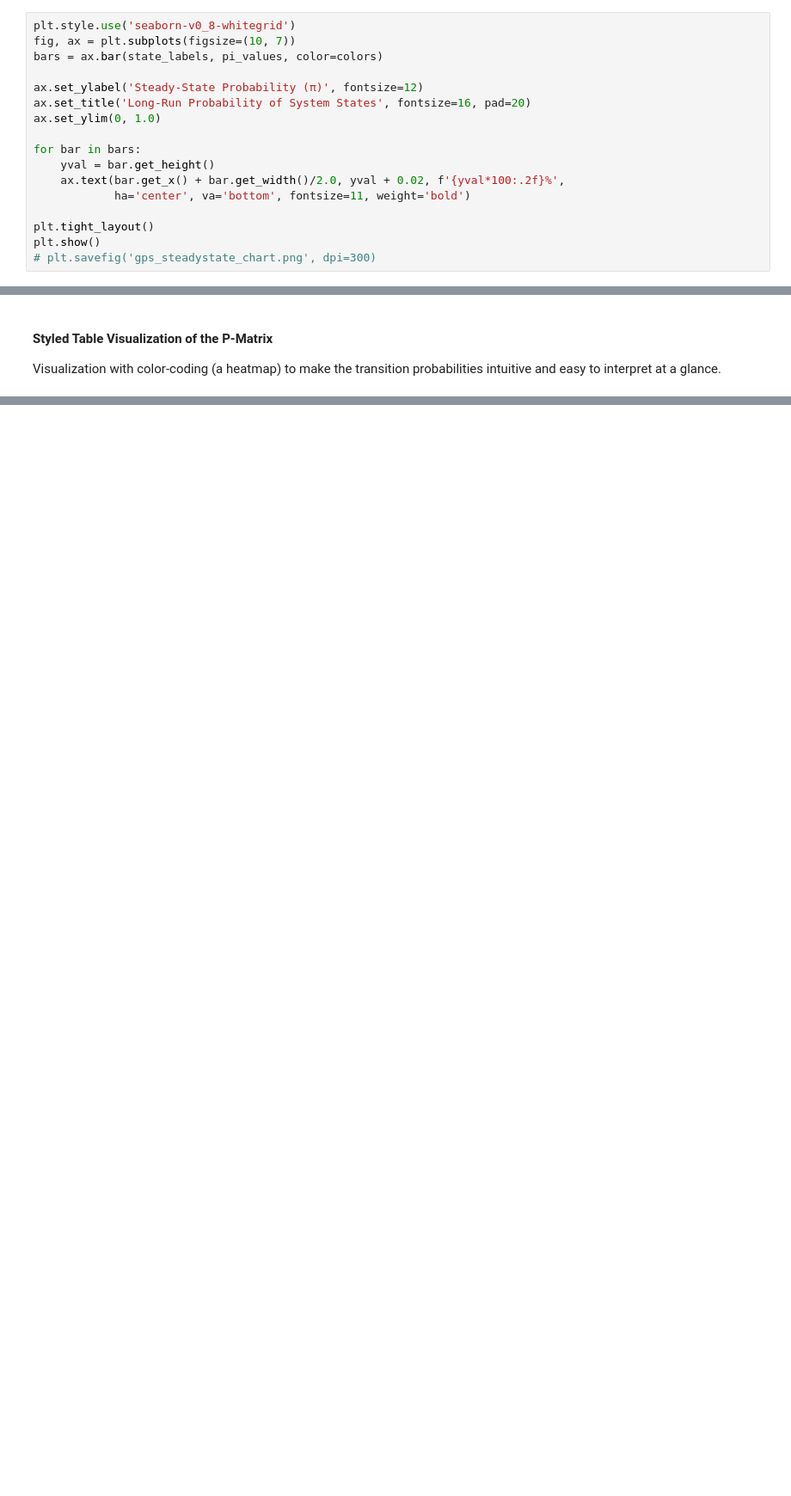
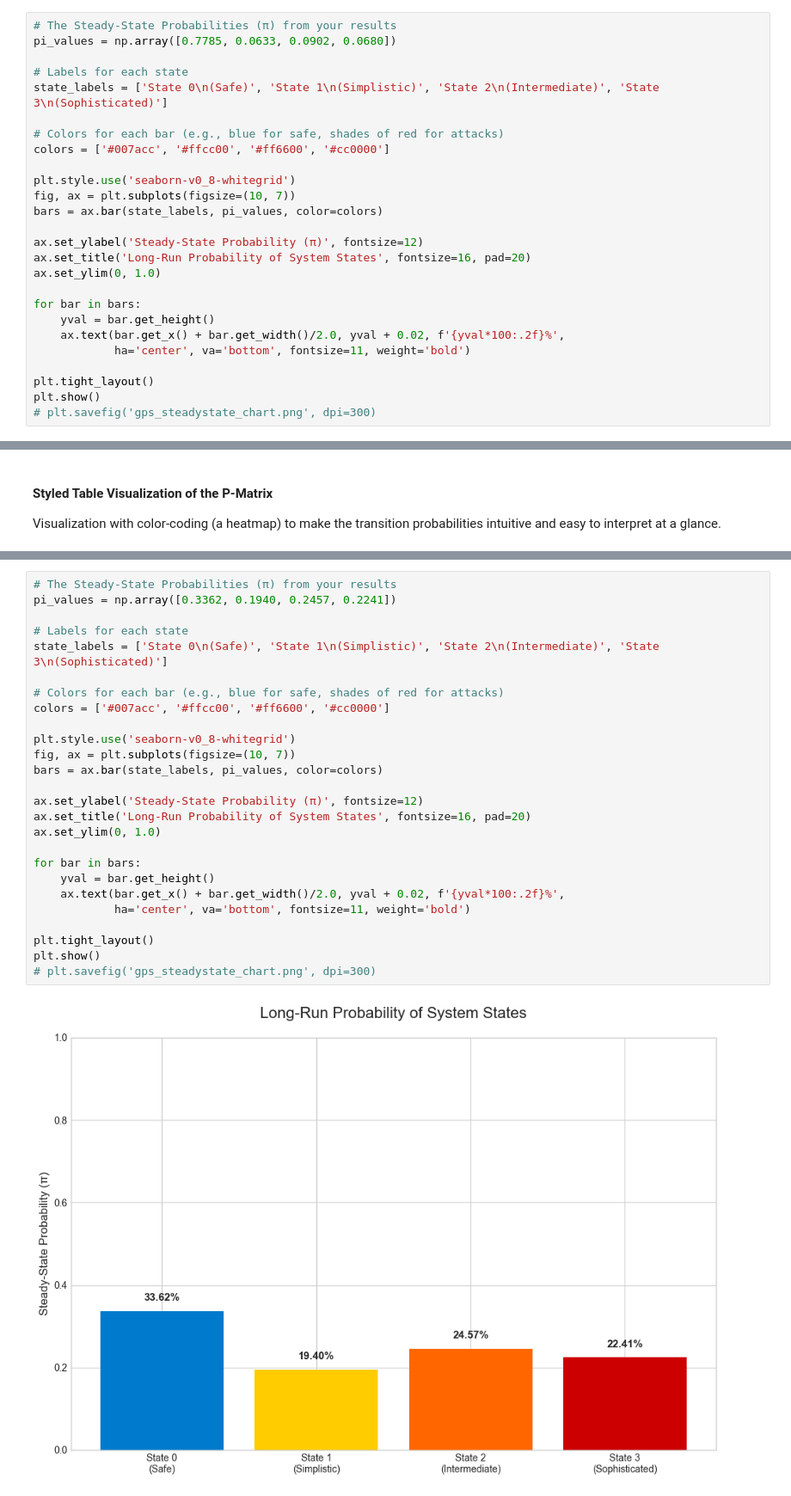
Before and after one commit to laiszig/uav-gps-spoofing-markov, a Jupyter notebook: gps-spoofing-analysis.ipynb, the cells around one changed output, grey strips where cells are left out. Shown at 86% size. Drawn from its saved outputs; the diff is of its cells as text; blank space fills up the shorter version.

```diff
--- a/gps-spoofing-analysis.ipynb
+++ b/gps-spoofing-analysis.ipynb
@@ -271,6 +271,15 @@ plt.show()
 #### Bar Chart Visualization of Steady-State Probabilities
 Compare long-run probability of the system being in each of its operational states.
 # %%
+# The Steady-State Probabilities (π) from your results
+pi_values = np.array([0.7785, 0.0633, 0.0902, 0.0680])
+
+# Labels for each state
+state_labels = ['State 0\n(Safe)', 'State 1\n(Simplistic)', 'State 2\n(Intermediate)', 'State 3\n(Sophisticated)']
+
+# Colors for each bar (e.g., blue for safe, shades of red for attacks)
+colors = ['#007acc', '#ffcc00', '#ff6600', '#cc0000']
+
 plt.style.use('seaborn-v0_8-whitegrid')
 fig, ax = plt.subplots(figsize=(10, 7))
 bars = ax.bar(state_labels, pi_values, color=colors)
@@ -328,0 +451,28 @@ plt.show()
+# %%
+# The Steady-State Probabilities (π) from your results
+pi_values = np.array([0.3362, 0.1940, 0.2457, 0.2241])
+
+# Labels for each state
+state_labels = ['State 0\n(Safe)', 'State 1\n(Simplistic)', 'State 2\n(Intermediate)', 'State 3\n(Sophisticated)']
+
+# Colors for each bar (e.g., blue for safe, shades of red for attacks)
+colors = ['#007acc', '#ffcc00', '#ff6600', '#cc0000']
+
+plt.style.use('seaborn-v0_8-whitegrid')
+fig, ax = plt.subplots(figsize=(10, 7))
+bars = ax.bar(state_labels, pi_values, color=colors)
+
+ax.set_ylabel('Steady-State Probability (π)', fontsize=12)
+ax.set_title('Long-Run Probability of System States', fontsize=16, pad=20)
+ax.set_ylim(0, 1.0)
+
+for bar in bars:
+    yval = bar.get_height()
+    ax.text(bar.get_x() + bar.get_width()/2.0, yval + 0.02, f'{yval*100:.2f}%',
+            ha='center', va='bottom', fontsize=11, weight='bold')
+
+plt.tight_layout()
+plt.show()
+# plt.savefig('gps_steadystate_chart.png', dpi=300)
+# %% [output]
+[figure, added]
```
Also changed, not shown: parts of 7 cells of this notebook.
